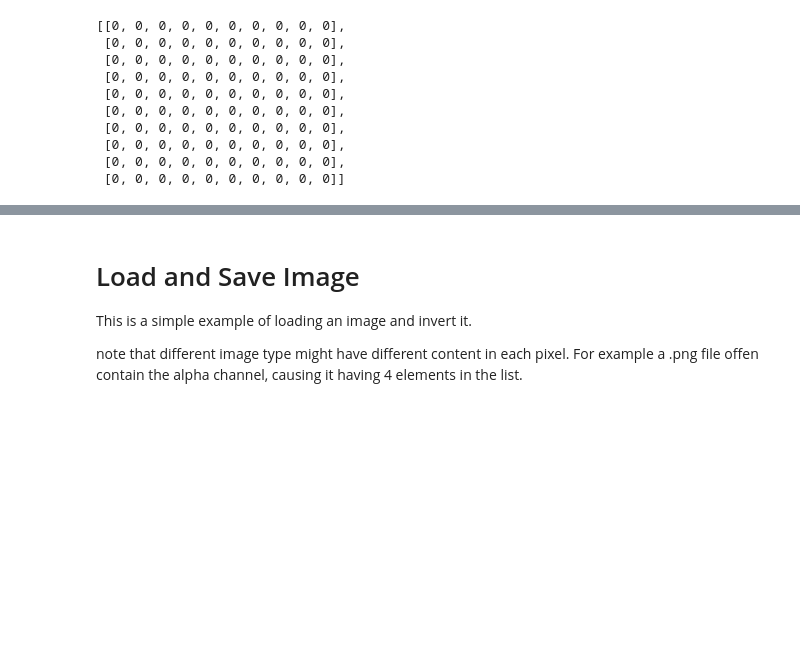
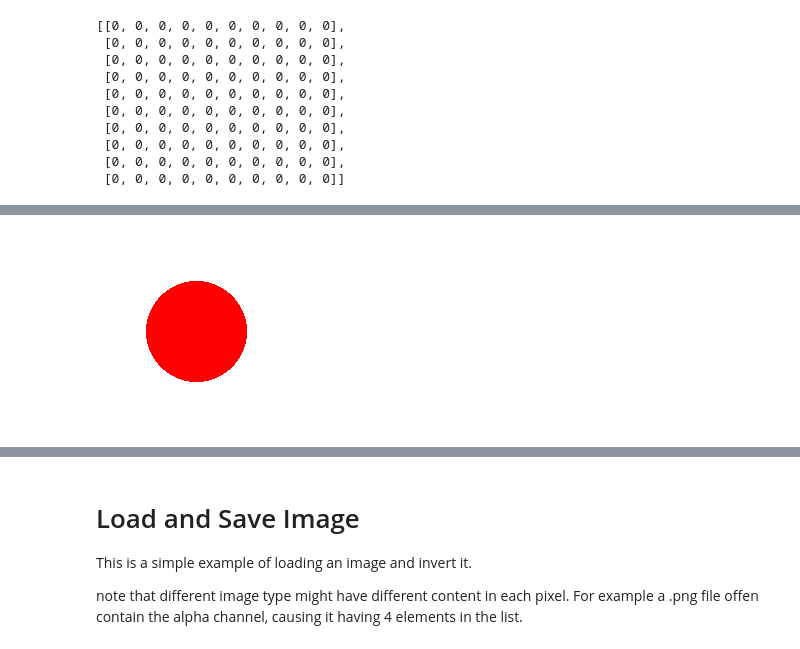
Before and after one commit to experimental-informatics/plunging-into-code, a Jupyter notebook: Week8-Weizenbaum-Graph-Image/Introduction_to_Computer_Graphic.ipynb, the cells around one changed output, grey strips where cells are left out. Drawn from its saved outputs; the diff is of its cells as text; code cells hidden in the pictures; blank space fills up the shorter version.

Commit message:
basic graphic

```diff
--- a/Week8-Weizenbaum-Graph-Image/Introduction_to_Computer_Graphic.ipynb
+++ b/Week8-Weizenbaum-Graph-Image/Introduction_to_Computer_Graphic.ipynb
@@ -54,0 +60,13 @@ pprint.pprint(graph)
+# %%
+from PIL import Image, ImageDraw
+
+# Create a new image with a white background
+img = Image.new("RGB", (200, 200), color=(255, 255, 255))
+
+# Draw a red circle at the center of the image
+draw = ImageDraw.Draw(img)
+draw.ellipse((50, 50, 150, 150), fill=(255, 0, 0))
+
+display(img)
+# %% [output]
+[figure, added]
```
Also changed, not shown: parts of 8 cells of this notebook, 1 other file.
